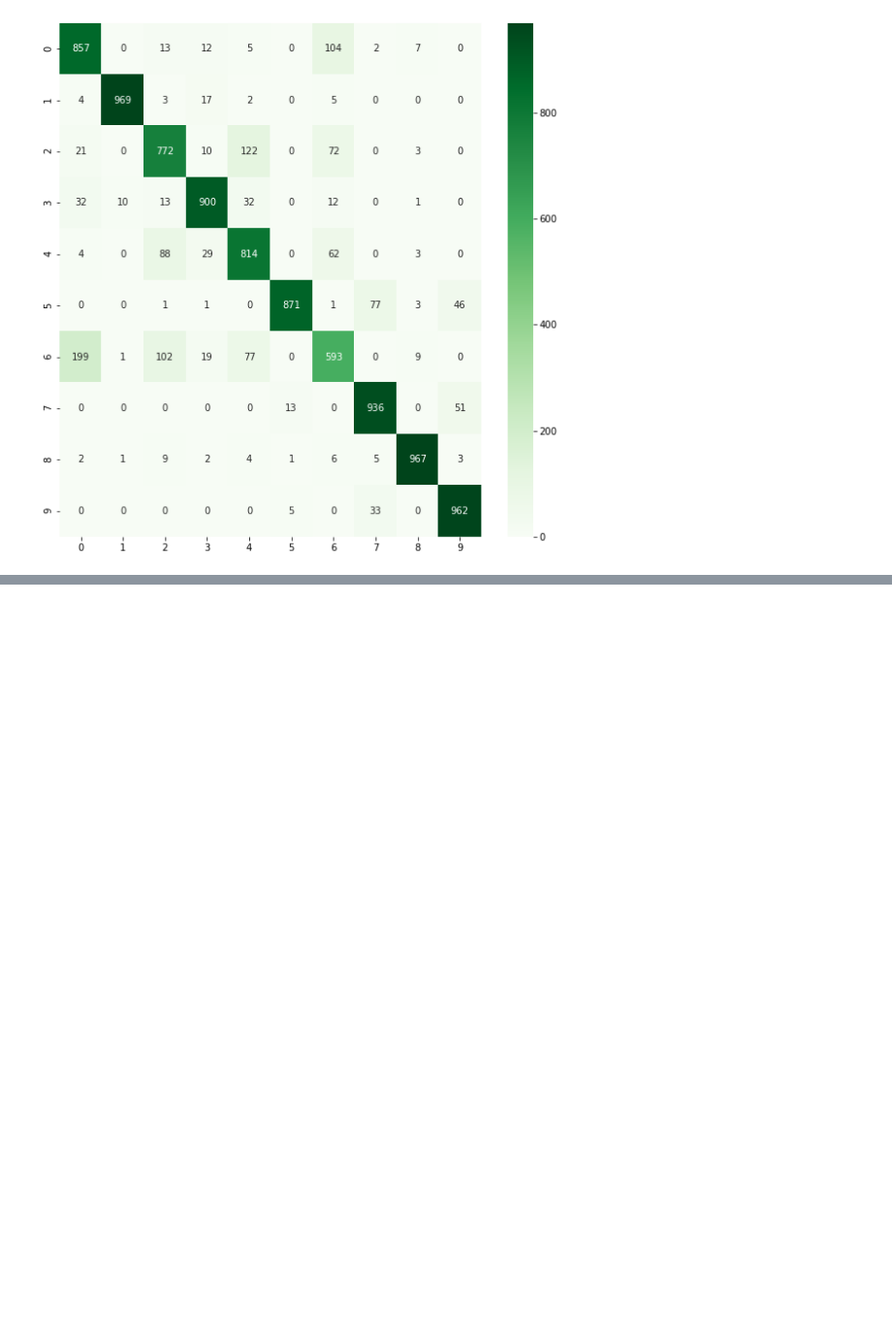
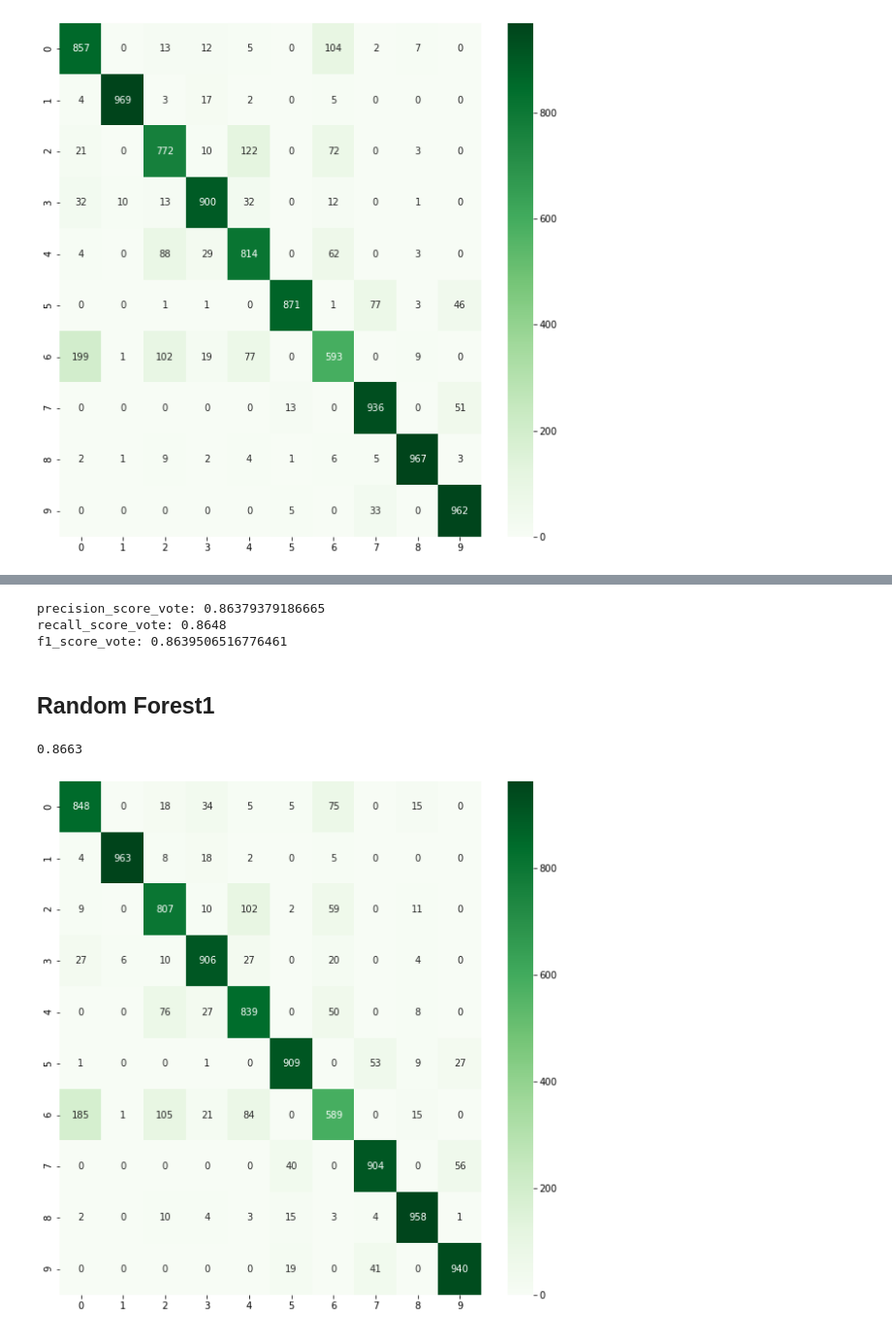
Before and after one commit to Yehudit-Brickner/data_science_end_of_year1_project, a Jupyter notebook: fasion mnist-2 3.5.21.ipynb, the cells around one changed output, grey strips where cells are left out. Shown at 97% size. Cells and saved outputs as stored; diff of their text form; code cells hidden in the pictures; blank space fills up the shorter version.

```diff
--- a/fasion mnist-2 3.5.21.ipynb
+++ b/fasion mnist-2 3.5.21.ipynb
@@ -804,0 +831,22 @@ confussion_matrix(mat_knn1_test)
+# %%
+print("precision_score_vote:",precision_score(y_testing_set_dont_touch, y_pred_xg1_test,average='weighted'))
+print("recall_score_vote:",recall_score(y_testing_set_dont_touch, y_pred_xg1_test,average='weighted'))
+print("f1_score_vote:",f1_score(y_testing_set_dont_touch, y_pred_xg1_test,average='weighted'))
+# %% [output]
+precision_score_vote: 0.86379379186665
+recall_score_vote: 0.8648
+f1_score_vote: 0.8639506516776461
+# %% [markdown]
+## Random Forest1
+# %%
+y_pred_forest1_test=forest1.predict(x_testing_set_dont_touch_reduced1)
+accuracy_forest1_test=metrics.accuracy_score(y_testing_set_dont_touch,y_pred_forest1_test)
+accuracy_forest1_test
+# %% [output]
+0.8663
+# %%
+# confussion matrix
+mat_forest1_test=confusion_matrix(y_testing_set_dont_touch, y_pred_forest1_test)
+confussion_matrix(mat_forest1_test)
+# %% [output]
+[figure, added]
```
Also changed, not shown: parts of 11 cells of this notebook.
